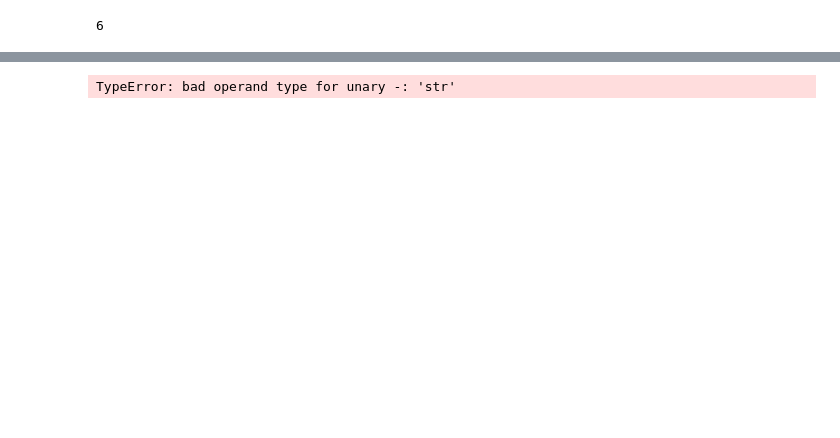
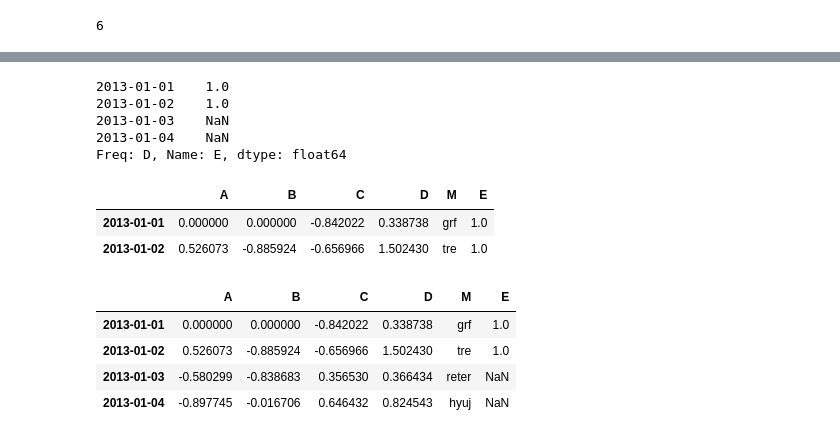
Before and after one commit to TouseefDataScientist/Machine-learning, a Jupyter notebook: naeem ullah.ipynb, the cells around one changed output, grey strips where cells are left out. Drawn from its saved outputs; the diff is of its cells as text; code cells hidden in the pictures; blank space fills up the shorter version.

```diff
--- a/naeem ullah.ipynb
+++ b/naeem ullah.ipynb
@@ -215,6 +179,31 @@ Freq: D, Name: B, dtype: bool
 # %%
 df2 = df.copy()
 # %%
-df2[df2>0]=-df2
+#df2[df2 > 0] = -df2
-# %% [output]
-TypeError: bad operand type for unary -: 'str'
+# %%
+df1 = df.reindex(index=dates[0:4], columns=list(df.columns) + ["E"])
+# %%
+
+df1.loc[dates[0]:dates[1], "E"] = 1
+# %%
+df1['E']
+# %% [output]
+2013-01-01    1.0
+2013-01-02    1.0
+2013-01-03    NaN
+2013-01-04    NaN
+Freq: D, Name: E, dtype: float64
+# %%
+df1.dropna(how="any")
+# %% [output]
+|  | A | B | C | D | M | E |
+| 2013-01-01 | 0.000000 | 0.000000 | -0.842022 | 0.338738 | grf | 1.0 |
+| 2013-01-02 | 0.526073 | -0.885924 | -0.656966 | 1.502430 | tre | 1.0 |
+# %%
+df1
+# %% [output]
+|  | A | B | C | D | M | E |
+| 2013-01-01 | 0.000000 | 0.000000 | -0.842022 | 0.338738 | grf | 1.0 |
+| 2013-01-02 | 0.526073 | -0.885924 | -0.656966 | 1.502430 | tre | 1.0 |
+| 2013-01-03 | -0.580299 | -0.838683 | 0.356530 | 0.366434 | reter | NaN |
+| 2013-01-04 | -0.897745 | -0.016706 | 0.646432 | 0.824543 | hyuj | NaN |
```
Also changed, not shown: parts of 58 cells of this notebook, 2 other files.
